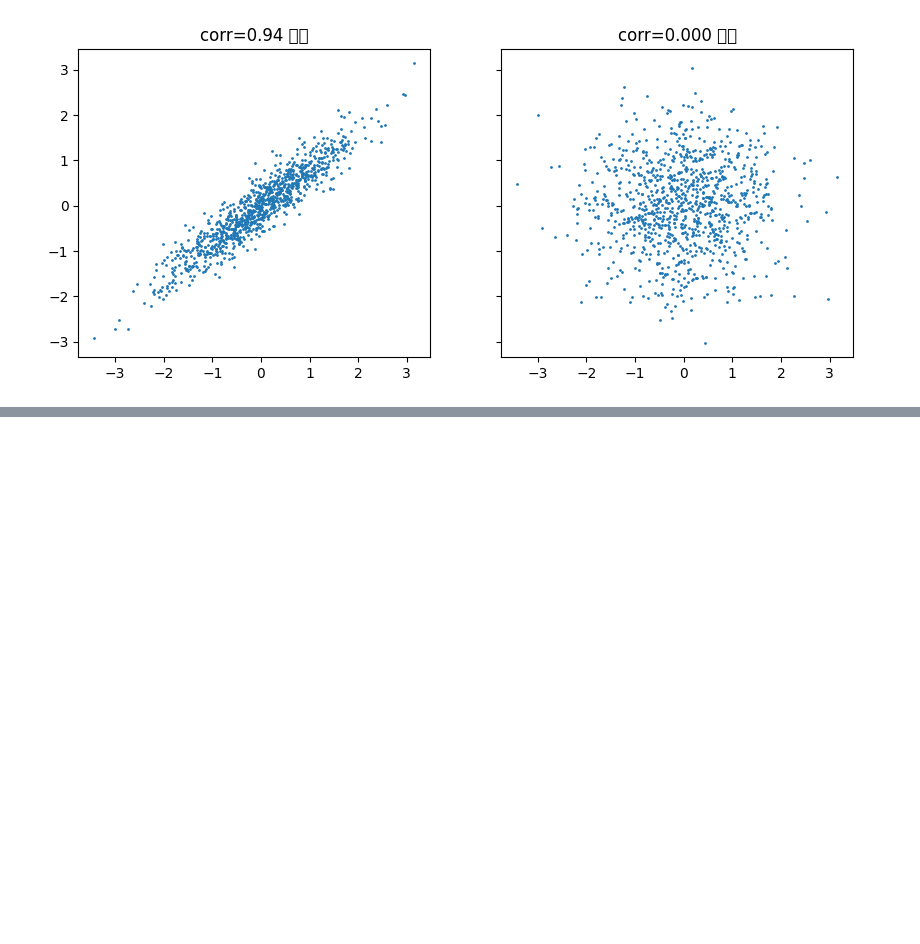
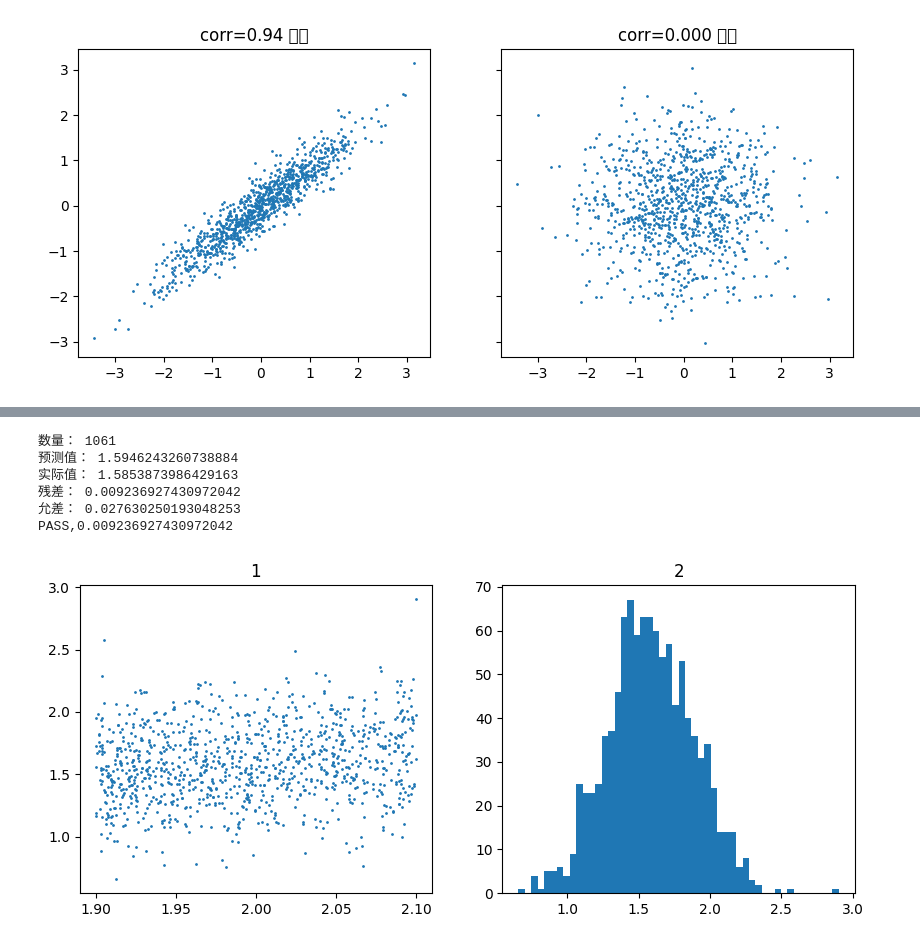
Before and after one commit to wayxi111/Ai, a Jupyter notebook: week03/probability_basics.ipynb, the cells around one changed output, grey strips where cells are left out. Drawn from its saved outputs; the diff is of its cells as text; code cells hidden in the pictures; blank space fills up the shorter version.

```diff
--- a/week03/probability_basics.ipynb
+++ b/week03/probability_basics.ipynb
@@ -180,0 +285,28 @@ print(np.corrcoef(x2, 0.8*x2+0.3*rng.standard_normal(100000))[0,1])
+# %%
+import numpy as np
+import matplotlib.pyplot as plt
+import math
+
+rng = np.random.default_rng(46)
+x = rng.standard_normal(100000)
+y = 0.8*x + 0.3*rng.standard_normal(100000)
+sel = np.abs(x - 2.0) < 0.1
+
+print("数量：", sel.sum())
+fig, (a2, a3) = plt.subplots(1, 2, figsize=(10,4), sharex=False, sharey=False)
+a2.scatter(x[sel], y[sel], s=1);  a2.set_title(f'1')
+a3.hist(y[sel], bins=50);  a3.set_title(f'2')
+
+print("预测值：",0.8 * x[sel].mean())
+print("实际值：",y[sel].mean())
+print("残差：",abs(0.8 * x[sel].mean()-y[sel].mean()))
+print("允差：", 3*0.3/np.sqrt(sel.sum()))
+print("PASS,{}".format(abs(0.8 * x[sel].mean()-y[sel].mean())) if abs(0.8 * x[sel].mean()-y[sel].mean()) <= 3*0.3/np.sqrt(sel.sum()) else "FAIL,{}".format(abs(0.8 * x[sel].mean()-y[sel].mean())))
+# %% [output]
+数量： 1061
+预测值： 1.5946243260738884
+实际值： 1.5853873986429163
+残差： 0.009236927430972042
+允差： 0.027630250193048253
+PASS,0.009236927430972042
+[figure, added]
```
Also changed, not shown: parts of 9 cells of this notebook, 3 other files.
